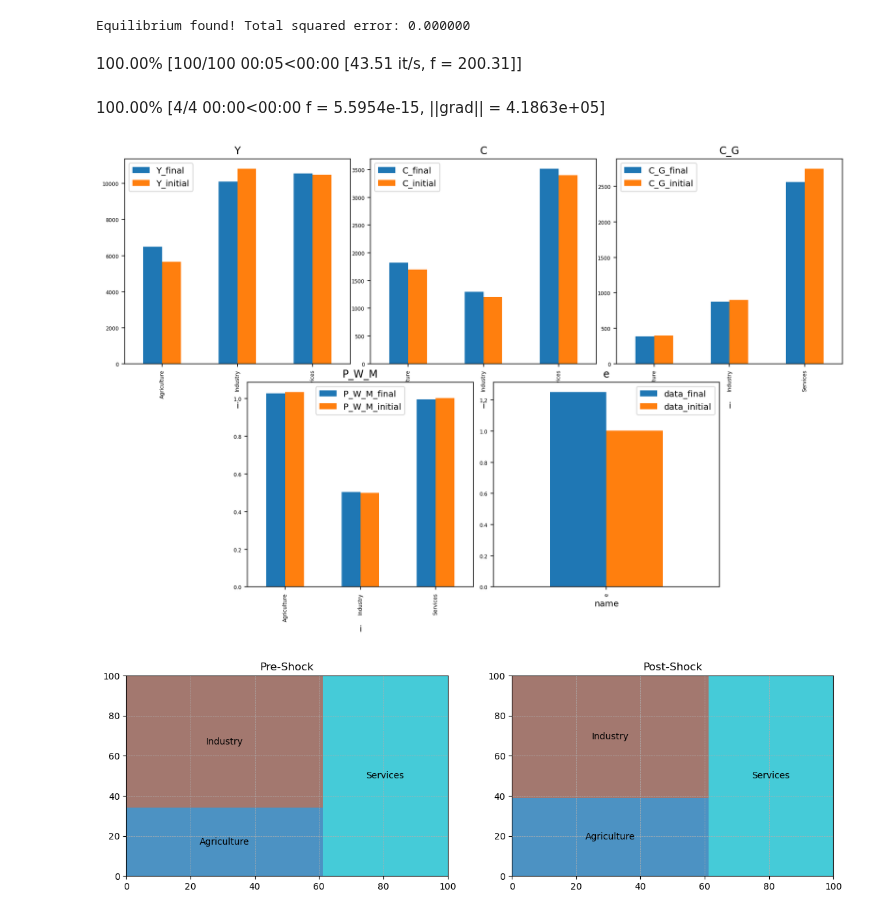
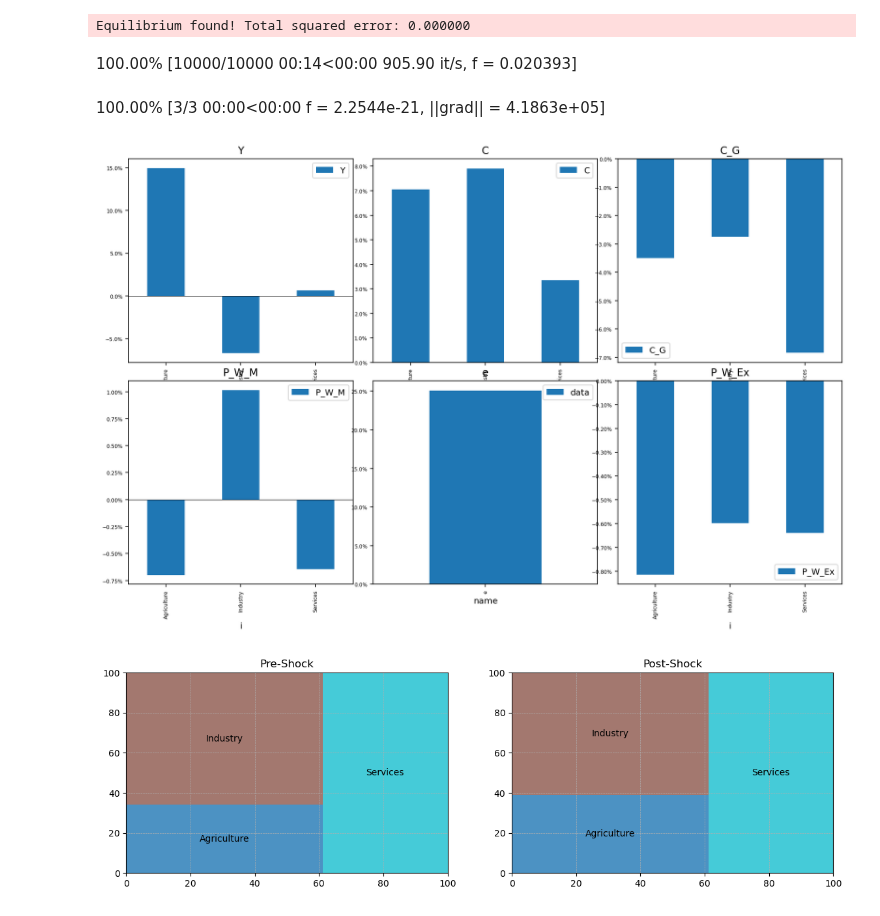
Before and after one commit to jessegrabowski/cge_modeling, a Jupyter notebook: notebooks/Old Notebooks/05c - Armington Trade at the Border.ipynb, the cells around one changed output. Cells and saved outputs as stored; diff of their text form; code cells hidden in the pictures.

```diff
--- a/notebooks/Old Notebooks/05c - Armington Trade at the Border.ipynb
+++ b/notebooks/Old Notebooks/05c - Armington Trade at the Border.ipynb
@@ -186,7 +186,7 @@ equations = [
 
     # Government
     Equation('Government budget constraint',
-             'G_S = tau_income * income + (tau_P * P_DT * DT).sum() + (tau_M * e * P_W_M * M).sum() - G'),
+             'G + G_S = tau_income * income + (tau_P * P_DT * DT).sum() + (tau_M * e * P_W_M * M).sum()'),
     Equation('Government demand for <dim:i> goods',
              'C_G * P = alpha_G * G'),
 
@@ -376,19 +376,19 @@ tax_cut = mod.simulate(
     final_values={'tau_M':np.array([0, 0, 0])},
     use_optimizer=True,
     use_euler_approximation=True,
-    n_iter_euler=100,
+    n_iter_euler=10_000,
     optimizer_mode='root',
     method='hybr',
 )
 # %% [output]
-100.00% [100/100 00:05<00:00 [43.51 it/s, f = 200.31]]
+100.00% [10000/10000 00:14<00:00 905.90 it/s, f = 0.020393]
-100.00% [4/4 00:00<00:00 f = 5.5954e-15, ||grad|| = 4.1863e+05]
+100.00% [3/3 00:00<00:00 f = 2.2544e-21, ||grad|| = 4.1863e+05]
 # %%
 import cge_modeling.plotting as cgp
 # %%
-cgp.plot_bar(tax_cut, mod, ['Y', 'C', 'C_G', 'P_W_M', 'e'], metric='both');
+cgp.plot_bar(tax_cut, mod, ['Y', 'C', 'C_G', 'P_W_M', 'e', 'P_W_Ex'], metric='pct_change');
 # %% [output]
-[figure, old version]
+[figure, new version]
 # %%
 cgp.plot_kateplot(tax_cut, calibrated_data, mod, ['Y']);
 # %% [output]
```
Also changed, not shown: 2 other files.
